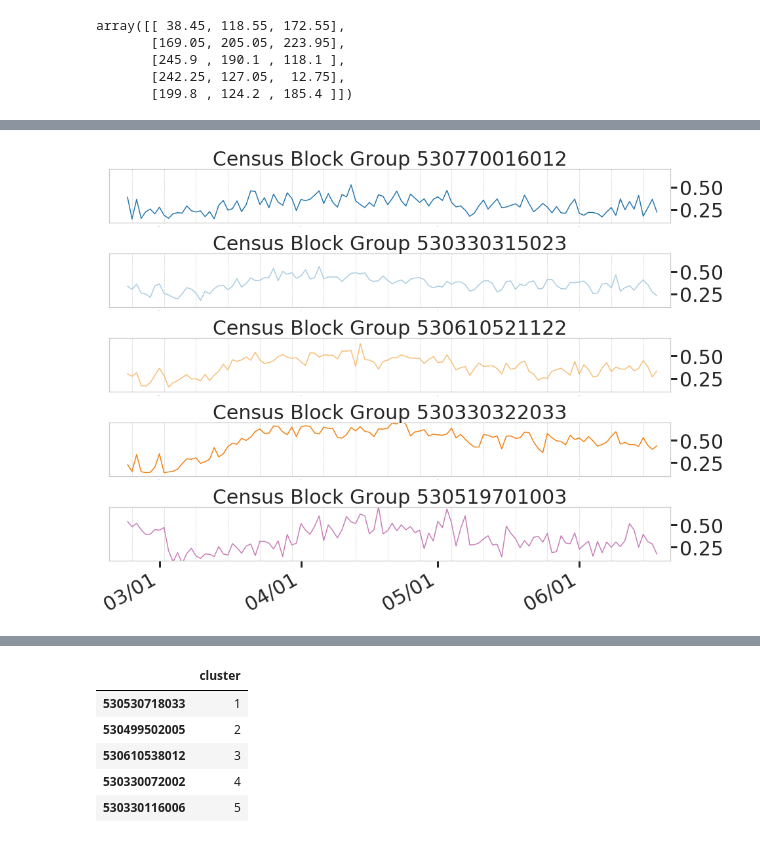
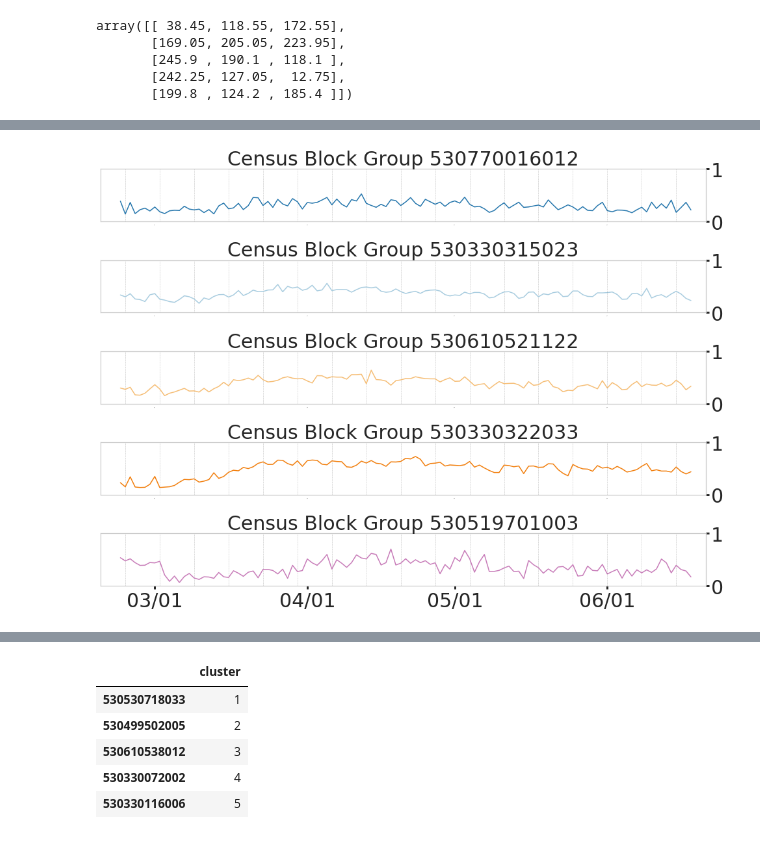
Before and after one commit to InstituteforDiseaseModeling/covid-mobility-and-behavior, a Jupyter notebook: notebooks/3-rlevin-SchematicFigure1.ipynb, the cells around one changed output, grey strips where cells are left out. Drawn from its saved outputs; the diff is of its cells as text; code cells hidden in the pictures.

Commit message:
SchematicFigure1

```diff
--- a/notebooks/3-rlevin-SchematicFigure1.ipynb
+++ b/notebooks/3-rlevin-SchematicFigure1.ipynb
@@ -93,13 +143,13 @@ define_paths('wa')
 # %%
-#Load the data
-def load_data(RAW_DATA_PATH):
-    covid_ga = pd.read_csv(RAW_DATA_PATH)
-    covid_ga_ = covid_ga.set_index('Unnamed: 0')
-    covid_ga_ = covid_ga_[covid_ga_.columns[:117]] #to consider the same time period with our WA analysis
-    #Prepare the data: drop nans
-    X = covid_ga_.dropna().values
-    index_X = covid_ga_.dropna().index
-    columns_X = covid_ga_.dropna().columns
-    print('Data loaded:', X.shape, covid_ga_.shape)
-    return covid_ga_, X, index_X, columns_X
+# #Load the data
+# def load_data(RAW_DATA_PATH):
+#     covid_ga = pd.read_csv(RAW_DATA_PATH)
+#     covid_ga_ = covid_ga.set_index('Unnamed: 0')
+#     covid_ga_ = covid_ga_[covid_ga_.columns[:117]] #to consider the same time period with our WA analysis
+#     #Prepare the data: drop nans
+#     X = covid_ga_.dropna().values
+#     index_X = covid_ga_.dropna().index
+#     columns_X = covid_ga_.dropna().columns
+#     print('Data loaded:', X.shape, covid_ga_.shape)
+#     return covid_ga_, X, index_X, columns_X
 # %%
@@ -692,7 +1300,7 @@ spec = gridspec.GridSpec(ncols=NUM_COLS, nrows=NUM_STATES, width_ratios=[1, 1.1,
 # matplotlib.rc('font',family='Times New Roman')
 
 for row, state in enumerate(states):
-    SHAPE_PATH, FIGURE_PATH, RAW_DATA_PATH = define_paths(state)
+    SHAPE_PATH, FIGURE_PATH, RAW_DATA_PATH, INCOME_POPULATION_PATH = define_paths(state)
     print('STATE: ', state)
     analysis(state, method, method_kwargs, hyperparams_to_test, fig, spec, row, precomputed = True, separate = True, two_cols = False)
 # fig.subplots_adjust(hspace=0.15, wspace=0.05)
@@ -723,6 +1333,6 @@ Saving optimal embedding. Method:  SpectralEmbedding shape:  (4752, 14)
 # %%
 #Load stay-at-home data
-covid_, X, index_X, columns_X = load_data(RAW_DATA_PATH)
-labels_wa = pd.read_csv(os.path.join(DATA_PATH, 'processed', 'labels_wa.csv'), index_col = 0, names = ['cluster'], header = 0)
-SE_3D_wa = pd.read_csv(os.path.join(DATA_PATH, 'processed', 'SpectralEmbedding3D_wa.csv'), index_col = 0, header = 0)
+covid_, X, index_X, columns_X = load_data(configurations['WASHINGTON_RAW_DATA_PATH'])
+labels_wa = pd.read_csv(os.path.join(configurations['DATA_PATH'], 'processed', 'labels_wa.csv'), index_col = 0, names = ['cluster'], header = 0)
+SE_3D_wa = pd.read_csv(os.path.join(configurations['DATA_PATH'], 'processed', 'SpectralEmbedding3D_wa.csv'), index_col = 0, header = 0)
 # %% [output]
@@ -771,7 +1398,7 @@ friendly_cmap = ListedColormap(sns.color_palette(almost_sequential_pal, len(np.u
 # ind_to_plot = labels_wa.cluster != 5
 ax.scatter(SE_3D_wa['Mode 0'][ind_to_plot], SE_3D_wa['Mode 1'][ind_to_plot], SE_3D_wa['Mode 2'][ind_to_plot], c = labels_wa['cluster'][ind_to_plot].values, cmap = friendly_cmap_backgr, alpha = 0.5, zorder = 0, s=0.5)
 
-# _, X_3D_SE = viz_SE(X, labels_wa['cluster'].values, filename = None, alpha = 0.008, cbar = 'clustering', ax = ax, load_path =  os.path.join('obj', STATE), save_path = None)
+_, X_3D_SE = viz_SE(X, labels_wa['cluster'].values, filename = None, alpha = 0.008, cbar = 'clustering', ax = ax, load_path =  os.path.join('obj', STATE), save_path = None)
 if state == 'wa':
     ax.view_init(30, 200)
 if state == 'ga':
@@ -900,42 +1526,46 @@ for ax in axs:
 plot_df = candidate_df.T
 plot_df.index = [pd.to_datetime(date, format='%Y-%m-%d').date() for date in plot_df.index]
 
-almost_sequential_pal = ['#1f78b4','#a6cee3','#fdbf6f','#ff7f00', '#cc78bc']
+almost_sequential_pal = configurations['clustering_palette']#['#1f78b4','#a6cee3','#fdbf6f','#ff7f00', '#cc78bc']
 friendly_cmap = ListedColormap(sns.color_palette(almost_sequential_pal, len(np.unique(reordered_SE_clusters)), desat = 0.9).as_hex())
 
-axs = plot_df.plot(figsize = (5*7/3+2, 5*2.04), subplots = True, ylim = [0.1, 0.7], legend = False, cmap = friendly_cmap)
+axs = plot_df.plot(figsize = (5*7/3+2, 5*2.04), subplots = True, ylim = [0, 1], legend = False, cmap = friendly_cmap)
 for i, ax in enumerate(axs):
     ax.xaxis.set_major_locator(mdates.MonthLocator(interval=1))
     ax.xaxis.set_major_formatter(mdates.DateFormatter('%m/%d'))
 
     ax.xaxis.set_minor_locator(mdates.WeekdayLocator(byweekday=MO, interval=1))
     ax.tick_params(which='minor', length=0, color='r')
     ax.axvline(datetime(2020, 6, 1), color = 'k', alpha = .3, ls='--', lw =.5)
 
 #     ax.spines['left'].set_visible(False)
 #     ax.spines['top'].set_visible(False)
     # Only show ticks on the left and bottom spines
     ax.yaxis.set_ticks_position('right')
     ax.xaxis.set_ticks_position('bottom')
     #         ax.xticks(fontsize=11*5)
     #         ax.yticks(fontsize=11*5)
     ax.set_title('Census Block Group {}'.format(plot_df.columns[i]), fontsize=5*6)
     ax.grid(True, 'minor', 'x', ls='--', lw=.5, c='k', alpha=.3)
     ax.set_xlim([datetime(2020, 2, 19), datetime(2020, 6, 21)])
     ax.yaxis.tick_right()
 #     ax.legend(prop={'size': 6*5})
     if i < len(axs) - 1:
-        ax.tick_params(axis = 'y', length=10, width=3, which='major')
+        ax.tick_params(axis = 'y', length=5, width=3, which='major')
         ax.tick_params(axis = 'x', length=0, width=3, which='major')
         ax.tick_params(axis='both', which='major', labelsize=6*5)
         ax.tick_params(axis='x', which='major', labelsize=0)
+        ax.yaxis.set_ticks([0, 1])
     else:
         ax.tick_params(axis='both', which='major', labelsize=6*5)
-        ax.tick_params(axis = 'both', length=10, width=3, which='major')
+        ax.tick_params(axis = 'both', length=5, width=3, which='major')
+        ax.tick_params(axis = 'x', rotation=0)
+        plt.setp( ax.xaxis.get_majorticklabels(), rotation=0, ha="center", rotation_mode="anchor")
+        ax.yaxis.set_ticks([0, 1])
 plt.tight_layout()
 plt.savefig(os.path.join(FIGURE_PATH, state + 'SchematicFig1_time_series.png'), bbox_inches = 'tight',  pad_inches=0, dpi = 360)
 # %% [output]
-[figure, old version]
+[figure, new version]
 # %%
 candidate_df
 # %% [output]
```
Also changed, not shown: parts of 26 cells of this notebook, 50 other files.
